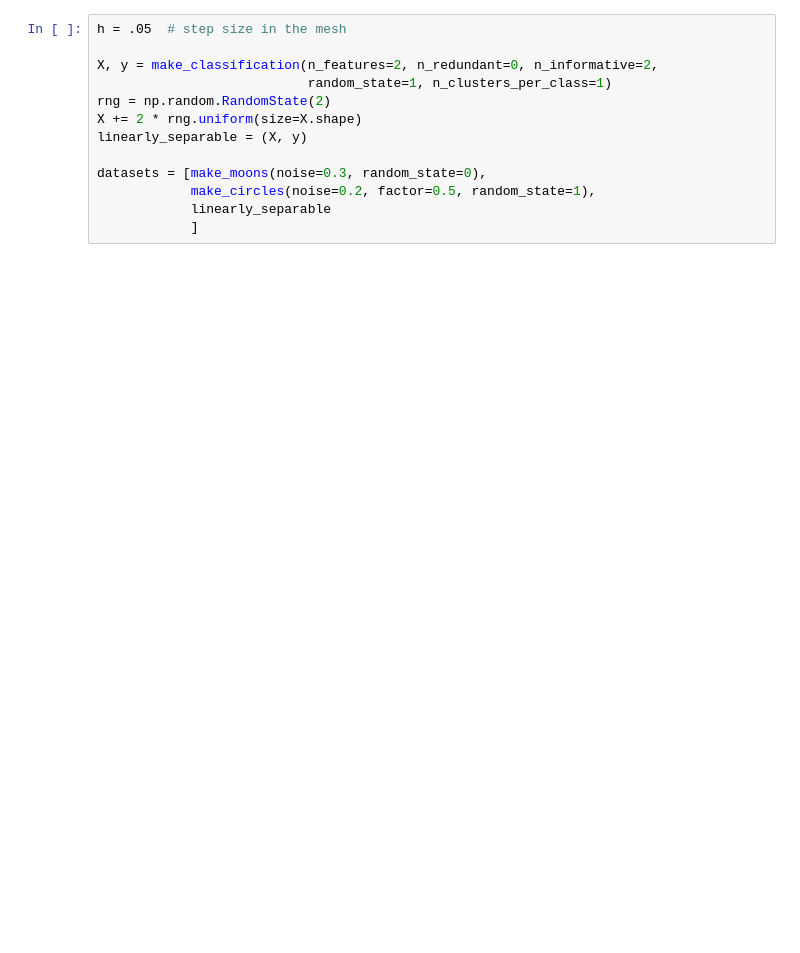
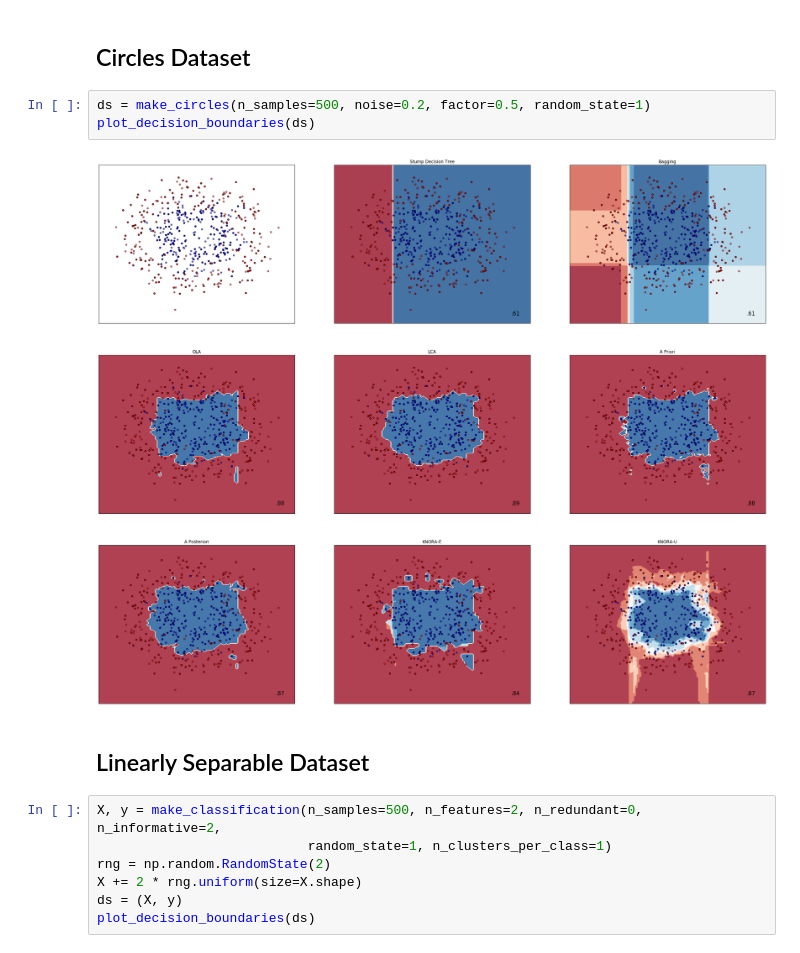
Before and after one commit to viisar/brew, a Jupyter notebook: examples/Dynamic Selection Example.ipynb, the cells around one changed output. Cells and saved outputs as stored; diff of their text form; blank space fills up the shorter version.

Commit message:
updating examples and setting random-on-tie as default behavior for OLA and LCA

```diff
--- a/examples/Dynamic Selection Example.ipynb
+++ b/examples/Dynamic Selection Example.ipynb
@@ -19,13 +110,16 @@ from brew.selection.dynamic import OLA, LCA,APriori, APosteriori, KNORA_UNION, K
+# %% [markdown]
+## Circles Dataset
+# %%
+ds = make_circles(n_samples=500, noise=0.2, factor=0.5, random_state=1)
+plot_decision_boundaries(ds)
+# %% [output]
+[figure, added]
+# %% [markdown]
+## Linearly Separable Dataset
 # %%
-h = .05  # step size in the mesh
-
-X, y = make_classification(n_features=2, n_redundant=0, n_informative=2,
+X, y = make_classification(n_samples=500, n_features=2, n_redundant=0, n_informative=2,
                            random_state=1, n_clusters_per_class=1)
 rng = np.random.RandomState(2)
 X += 2 * rng.uniform(size=X.shape)
-linearly_separable = (X, y)
-
-datasets = [make_moons(noise=0.3, random_state=0),
-            make_circles(noise=0.2, factor=0.5, random_state=1),
-            linearly_separable
-            ]
+ds = (X, y)
+plot_decision_boundaries(ds)
```
Also changed, not shown: parts of 7 cells of this notebook, 3 other files.
